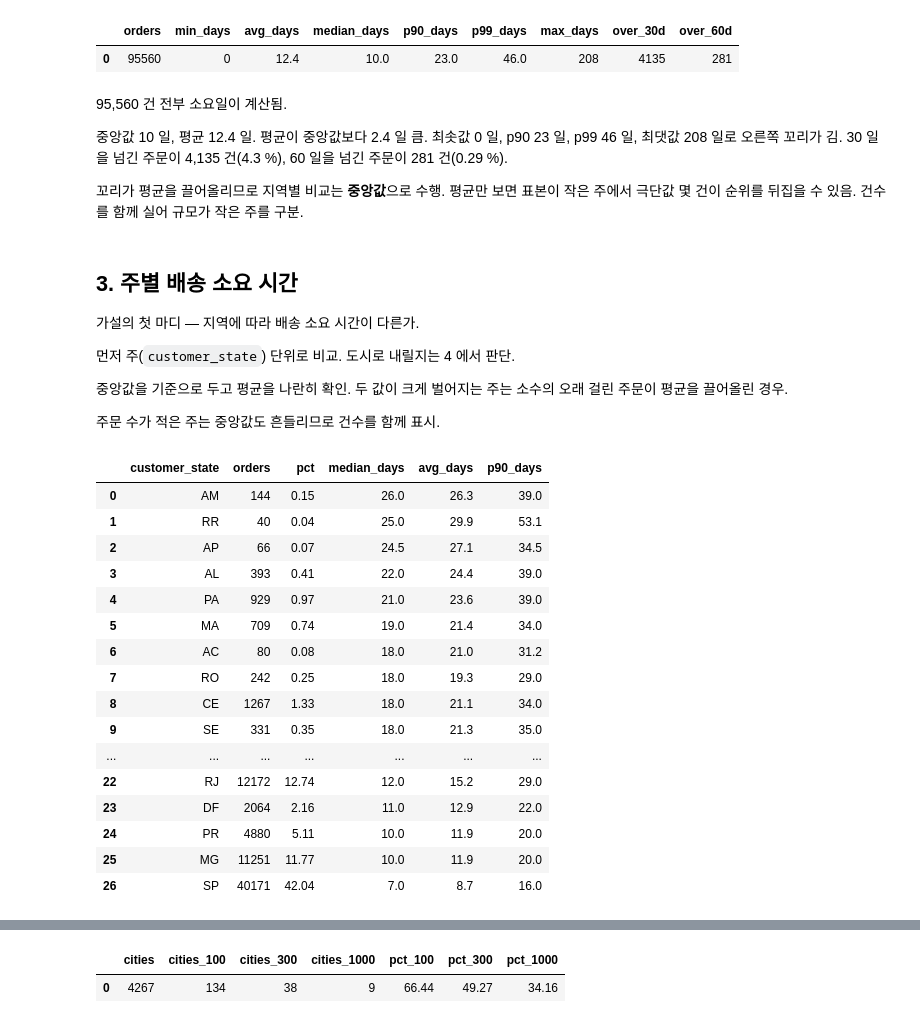
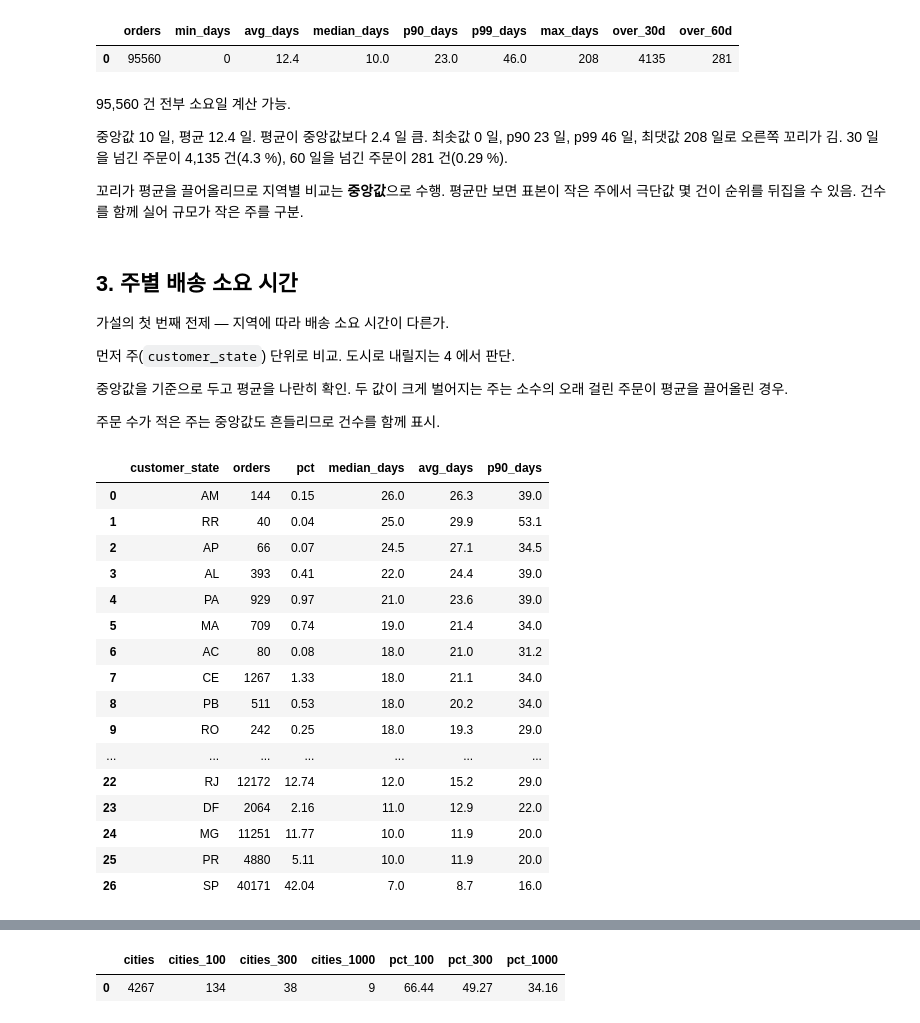
Before and after one commit to wlstjd1011/Olist-data-analyze, a Jupyter notebook: notebooks/06_delivery_expectation.ipynb, the cells around one changed output, grey strips where cells are left out. Cells and saved outputs as stored; diff of their text form; code cells hidden in the pictures.

```diff
--- a/notebooks/06_delivery_expectation.ipynb
+++ b/notebooks/06_delivery_expectation.ipynb
@@ -142,7 +142,7 @@ FROM delivery_review
 |  | orders | min_days | avg_days | median_days | p90_days | p99_days | max_days | over_30d | over_60d |
 | 0 | 95560 | 0 | 12.4 | 10.0 | 23.0 | 46.0 | 208 | 4135 | 281 |
 # %% [markdown]
-95,560 건 전부 소요일이 계산됨.
+95,560 건 전부 소요일 계산 가능.
 
 중앙값 10 일, 평균 12.4 일. 평균이 중앙값보다 2.4 일 큼.
 최솟값 0 일, p90 23 일, p99 46 일, 최댓값 208 일로 오른쪽 꼬리가 김.
@@ -154,7 +154,7 @@ FROM delivery_review
 # %% [markdown]
 ## 3. 주별 배송 소요 시간
 
-가설의 첫 마디 — 지역에 따라 배송 소요 시간이 다른가.
+가설의 첫 번째 전제 — 지역에 따라 배송 소요 시간이 다른가.
 
 먼저 주(`customer_state`) 단위로 비교. 도시로 내릴지는 4 에서 판단.
 
@@ -165,32 +165,32 @@ FROM delivery_review
 # %%
 con.execute("""
 SELECT customer_state,
        COUNT(*)                                           AS orders,
        ROUND(100.0 * COUNT(*) / SUM(COUNT(*)) OVER (), 2) AS pct,
        MEDIAN(delivery_days)                              AS median_days,
        ROUND(AVG(delivery_days), 1)                       AS avg_days,
        QUANTILE_CONT(delivery_days, 0.90)                 AS p90_days
 FROM delivery_review
 GROUP BY customer_state
-ORDER BY median_days DESC
+ORDER BY median_days DESC, customer_state
 """).df()
 # %% [output]
 |  | customer_state | orders | pct | median_days | avg_days | p90_days |
 | 0 | AM | 144 | 0.15 | 26.0 | 26.3 | 39.0 |
 | 1 | RR | 40 | 0.04 | 25.0 | 29.9 | 53.1 |
 | 2 | AP | 66 | 0.07 | 24.5 | 27.1 | 34.5 |
 | 3 | AL | 393 | 0.41 | 22.0 | 24.4 | 39.0 |
 | 4 | PA | 929 | 0.97 | 21.0 | 23.6 | 39.0 |
 | 5 | MA | 709 | 0.74 | 19.0 | 21.4 | 34.0 |
 | 6 | AC | 80 | 0.08 | 18.0 | 21.0 | 31.2 |
-| 7 | RO | 242 | 0.25 | 18.0 | 19.3 | 29.0 |
-| 8 | CE | 1267 | 1.33 | 18.0 | 21.1 | 34.0 |
-| 9 | SE | 331 | 0.35 | 18.0 | 21.3 | 35.0 |
+| 7 | CE | 1267 | 1.33 | 18.0 | 21.1 | 34.0 |
+| 8 | PB | 511 | 0.53 | 18.0 | 20.2 | 34.0 |
+| 9 | RO | 242 | 0.25 | 18.0 | 19.3 | 29.0 |
 | ... | ... | ... | ... | ... | ... | ... |
 | 22 | RJ | 12172 | 12.74 | 12.0 | 15.2 | 29.0 |
 | 23 | DF | 2064 | 2.16 | 11.0 | 12.9 | 22.0 |
-| 24 | PR | 4880 | 5.11 | 10.0 | 11.9 | 20.0 |
-| 25 | MG | 11251 | 11.77 | 10.0 | 11.9 | 20.0 |
+| 24 | MG | 11251 | 11.77 | 10.0 | 11.9 | 20.0 |
+| 25 | PR | 4880 | 5.11 | 10.0 | 11.9 | 20.0 |
 | 26 | SP | 40171 | 42.04 | 7.0 | 8.7 | 16.0 |
 # %%
 df = con.execute("""
```
Also changed, not shown: parts of 46 cells of this notebook, 7 other files.
